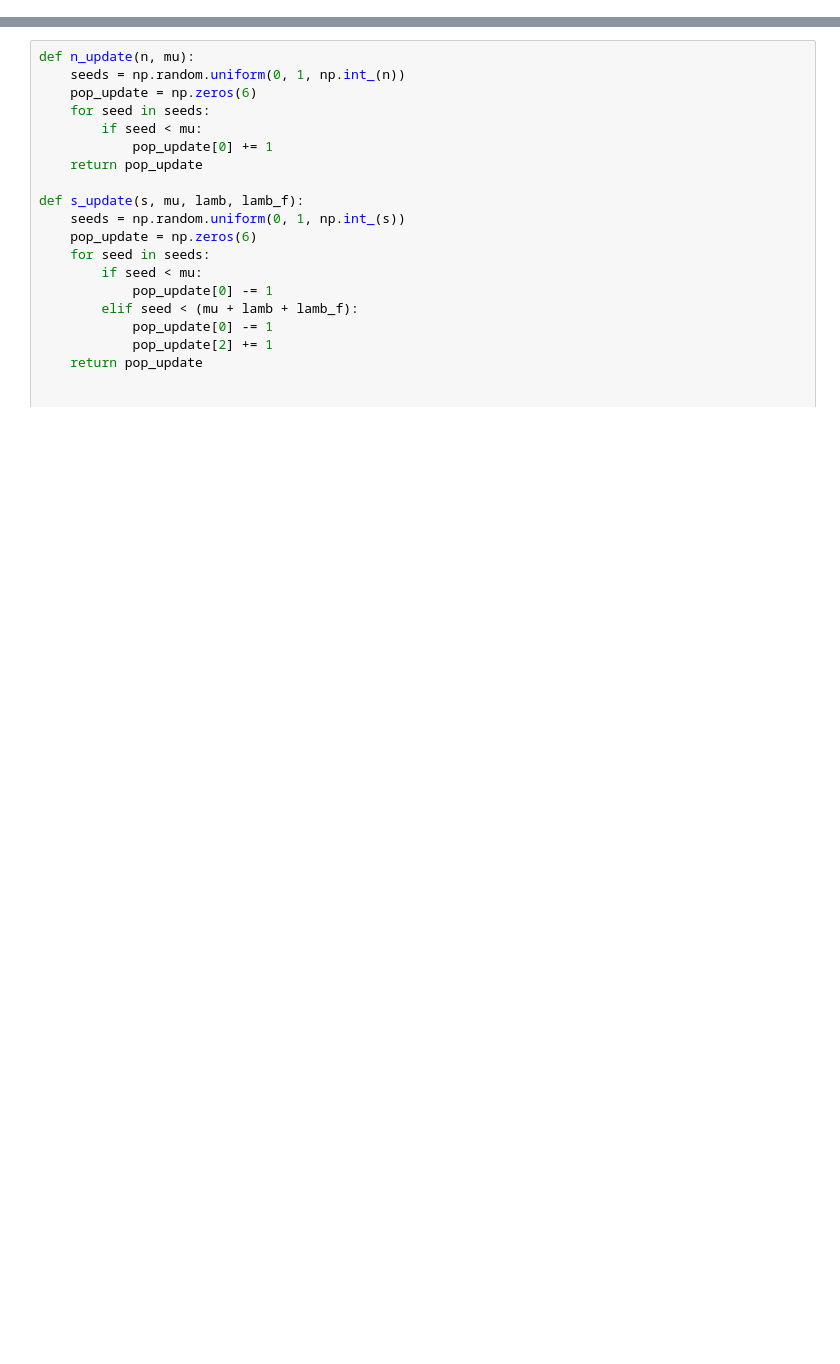
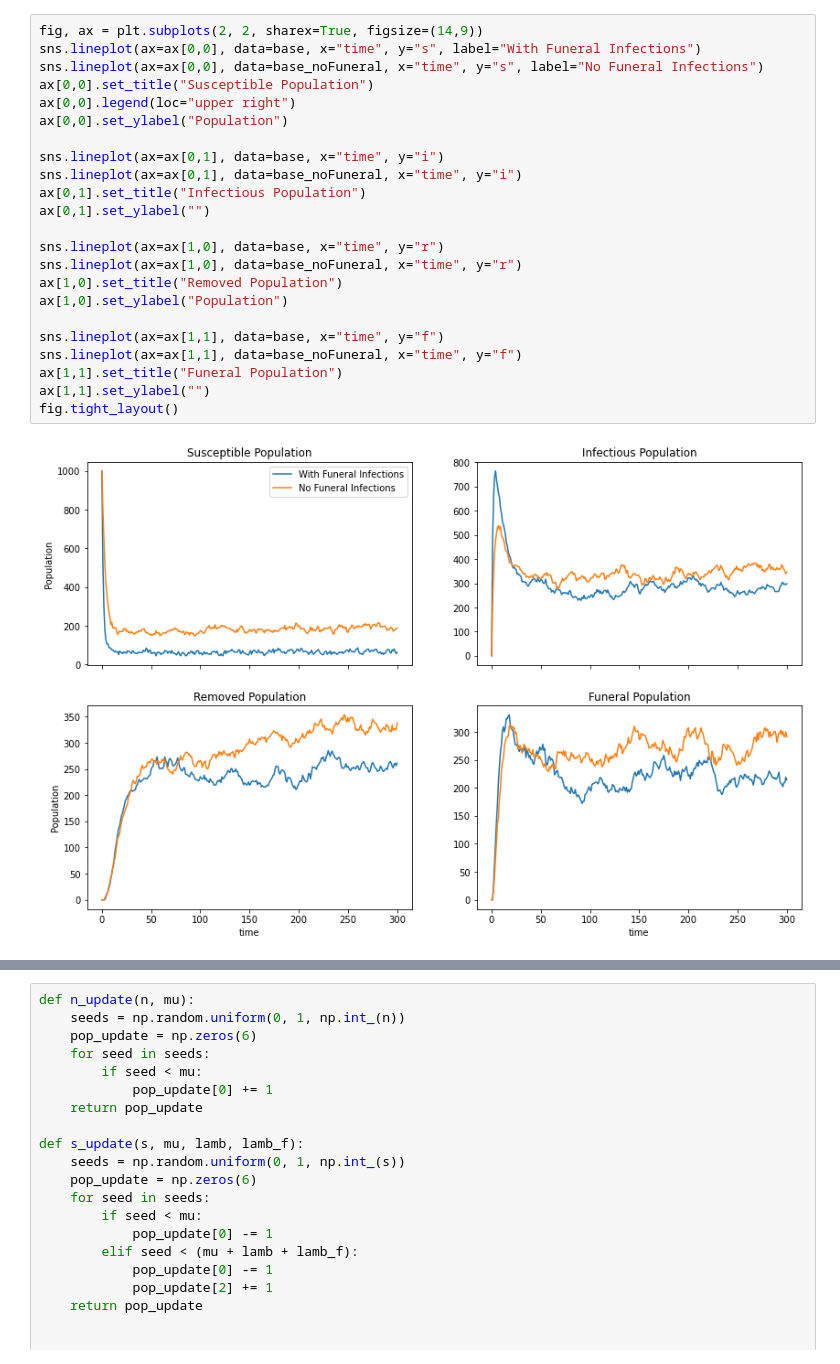
Before and after one commit to ColtonMak/ebola, a Jupyter notebook: stochastic.ipynb, the cells around one changed output, grey strips where cells are left out. Cells and saved outputs as stored; diff of their text form; blank space fills up the shorter version.

```diff
--- a/stochastic.ipynb
+++ b/stochastic.ipynb
@@ -130,0 +207,25 @@ plt.legend(loc = "upper right");
+# %%
+fig, ax = plt.subplots(2, 2, sharex=True, figsize=(14,9))
+sns.lineplot(ax=ax[0,0], data=base, x="time", y="s", label="With Funeral Infections")
+sns.lineplot(ax=ax[0,0], data=base_noFuneral, x="time", y="s", label="No Funeral Infections")
+ax[0,0].set_title("Susceptible Population")
+ax[0,0].legend(loc="upper right")
+ax[0,0].set_ylabel("Population")
+
+sns.lineplot(ax=ax[0,1], data=base, x="time", y="i")
+sns.lineplot(ax=ax[0,1], data=base_noFuneral, x="time", y="i")
+ax[0,1].set_title("Infectious Population")
+ax[0,1].set_ylabel("")
+
+sns.lineplot(ax=ax[1,0], data=base, x="time", y="r")
+sns.lineplot(ax=ax[1,0], data=base_noFuneral, x="time", y="r")
+ax[1,0].set_title("Removed Population")
+ax[1,0].set_ylabel("Population")
+
+sns.lineplot(ax=ax[1,1], data=base, x="time", y="f")
+sns.lineplot(ax=ax[1,1], data=base_noFuneral, x="time", y="f")
+ax[1,1].set_title("Funeral Population")
+ax[1,1].set_ylabel("")
+fig.tight_layout()
+# %% [output]
+[figure, added]
```
Also changed, not shown: parts of 17 cells of this notebook.
